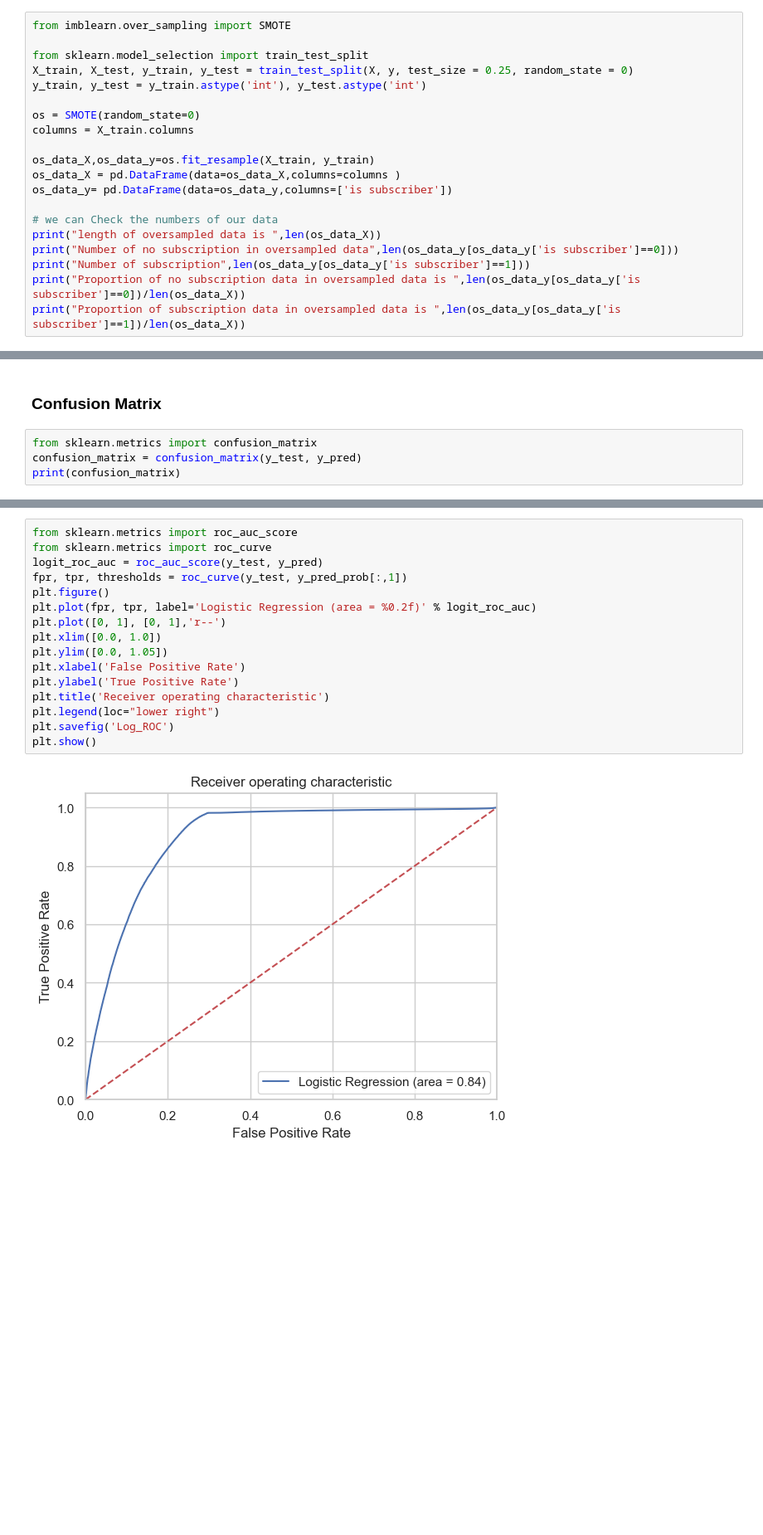
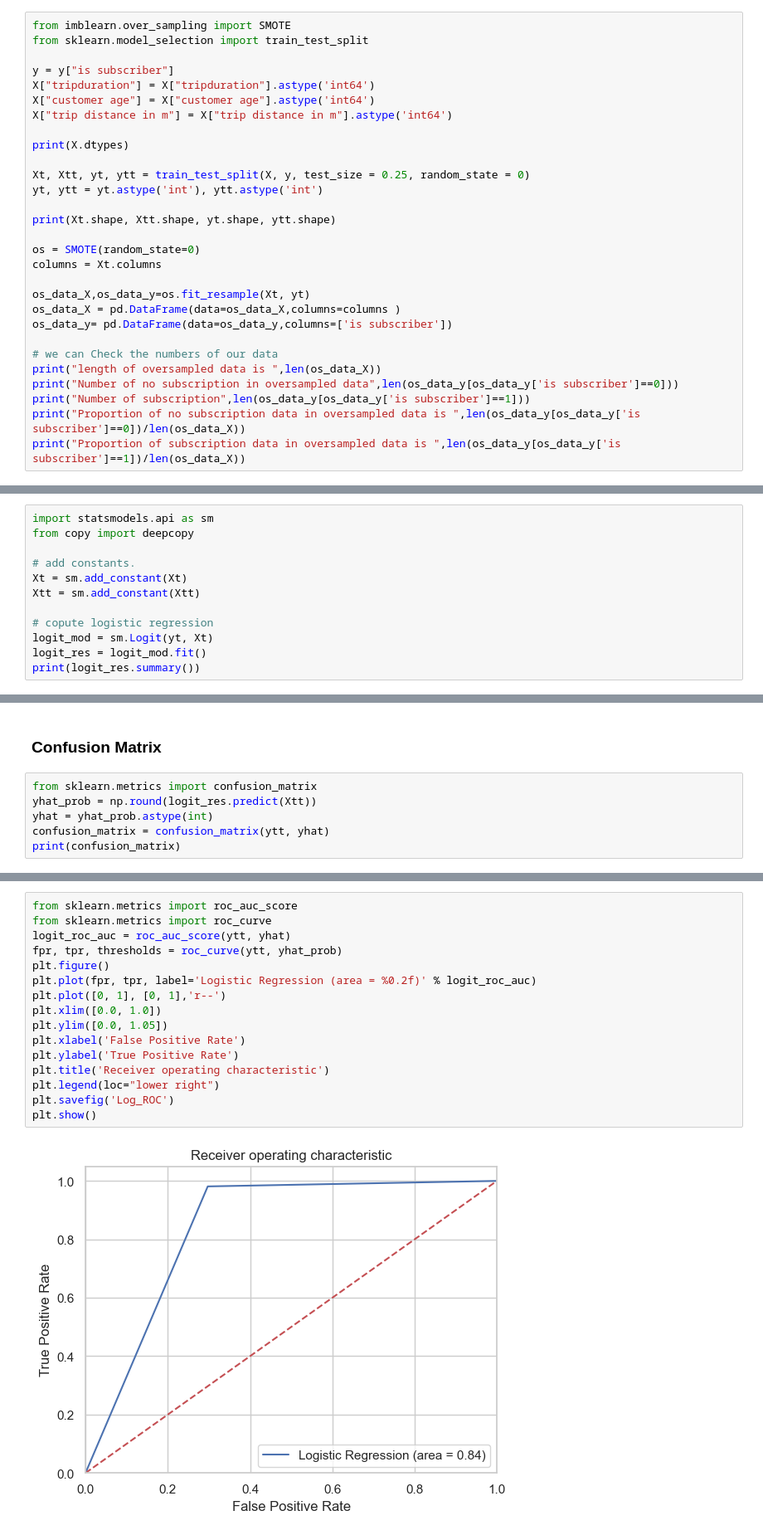
Before and after one commit to jawerg/citi, a Jupyter notebook: logistic-regression.ipynb, the cells around one changed output, grey strips where cells are left out. Shown: that part at 83% size. Saved outputs shown, nothing was run; the diff lists cells and outputs as text; blank space fills up the shorter version.

Commit message:
[logit] employ simpler statsmodels logit regression

```diff
--- a/logistic-regression.ipynb
+++ b/logistic-regression.ipynb
@@ -82,15 +82,24 @@ X = data_final.loc[:, data_final.columns != 'is subscriber']
 y = data_final.loc[:, data_final.columns == 'is subscriber']
 # %%
 from imblearn.over_sampling import SMOTE
+from sklearn.model_selection import train_test_split
 
-from sklearn.model_selection import train_test_split
-X_train, X_test, y_train, y_test = train_test_split(X, y, test_size = 0.25, random_state = 0)
-y_train, y_test = y_train.astype('int'), y_test.astype('int')
+y = y["is subscriber"]
+X["tripduration"] = X["tripduration"].astype('int64')
+X["customer age"] = X["customer age"].astype('int64')
+X["trip distance in m"] = X["trip distance in m"].astype('int64')
+
+print(X.dtypes)
+
+Xt, Xtt, yt, ytt = train_test_split(X, y, test_size = 0.25, random_state = 0)
+yt, ytt = yt.astype('int'), ytt.astype('int')
+
+print(Xt.shape, Xtt.shape, yt.shape, ytt.shape)
 
 os = SMOTE(random_state=0)
-columns = X_train.columns
+columns = Xt.columns
 
-os_data_X,os_data_y=os.fit_resample(X_train, y_train)
+os_data_X,os_data_y=os.fit_resample(Xt, yt)
 os_data_X = pd.DataFrame(data=os_data_X,columns=columns )
 os_data_y= pd.DataFrame(data=os_data_y,columns=['is subscriber'])
 
@@ -117,0 +142,12 @@ y_pred_prob = classifier.predict_proba(X_test)
+# %%
+import statsmodels.api as sm
+from copy import deepcopy
+
+# add constants.
+Xt = sm.add_constant(Xt)
+Xtt = sm.add_constant(Xtt)
+
+# copute logistic regression
+logit_mod = sm.Logit(yt, Xt)
+logit_res = logit_mod.fit()
+print(logit_res.summary())
@@ -119,7 +173,9 @@ y_pred_prob = classifier.predict_proba(X_test)
 ### Confusion Matrix
 # %%
 from sklearn.metrics import confusion_matrix
-confusion_matrix = confusion_matrix(y_test, y_pred)
+yhat_prob = np.round(logit_res.predict(Xtt))
+yhat = yhat_prob.astype(int)
+confusion_matrix = confusion_matrix(ytt, yhat)
 print(confusion_matrix)
 # %% [output]
 [[  89351   37773]
@@ -139,18 +195,18 @@ weighted avg       0.95      0.96      0.96   1417759
 # %%
 from sklearn.metrics import roc_auc_score
 from sklearn.metrics import roc_curve
-logit_roc_auc = roc_auc_score(y_test, y_pred)
-fpr, tpr, thresholds = roc_curve(y_test, y_pred_prob[:,1])
+logit_roc_auc = roc_auc_score(ytt, yhat)
+fpr, tpr, thresholds = roc_curve(ytt, yhat_prob)
 plt.figure()
 plt.plot(fpr, tpr, label='Logistic Regression (area = %0.2f)' % logit_roc_auc)
 plt.plot([0, 1], [0, 1],'r--')
 plt.xlim([0.0, 1.0])
 plt.ylim([0.0, 1.05])
 plt.xlabel('False Positive Rate')
 plt.ylabel('True Positive Rate')
 plt.title('Receiver operating characteristic')
 plt.legend(loc="lower right")
 plt.savefig('Log_ROC')
 plt.show()
 # %% [output]
-[figure, old version]
+[figure, new version]
```
Also changed, not shown: parts of 7 cells of this notebook.
